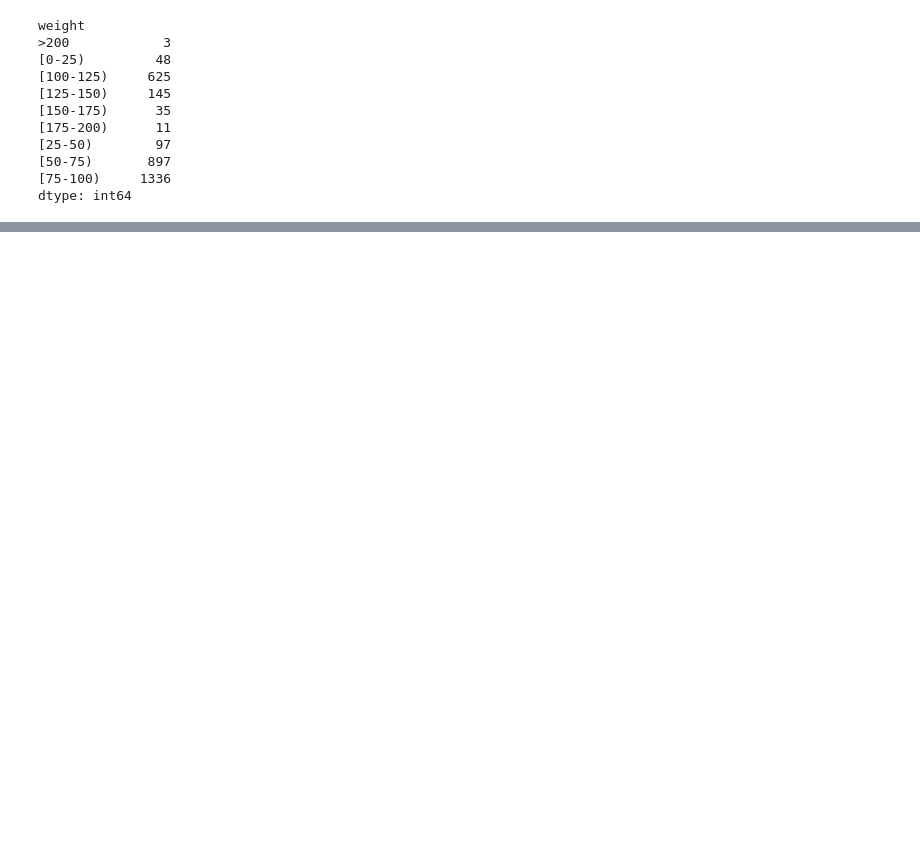
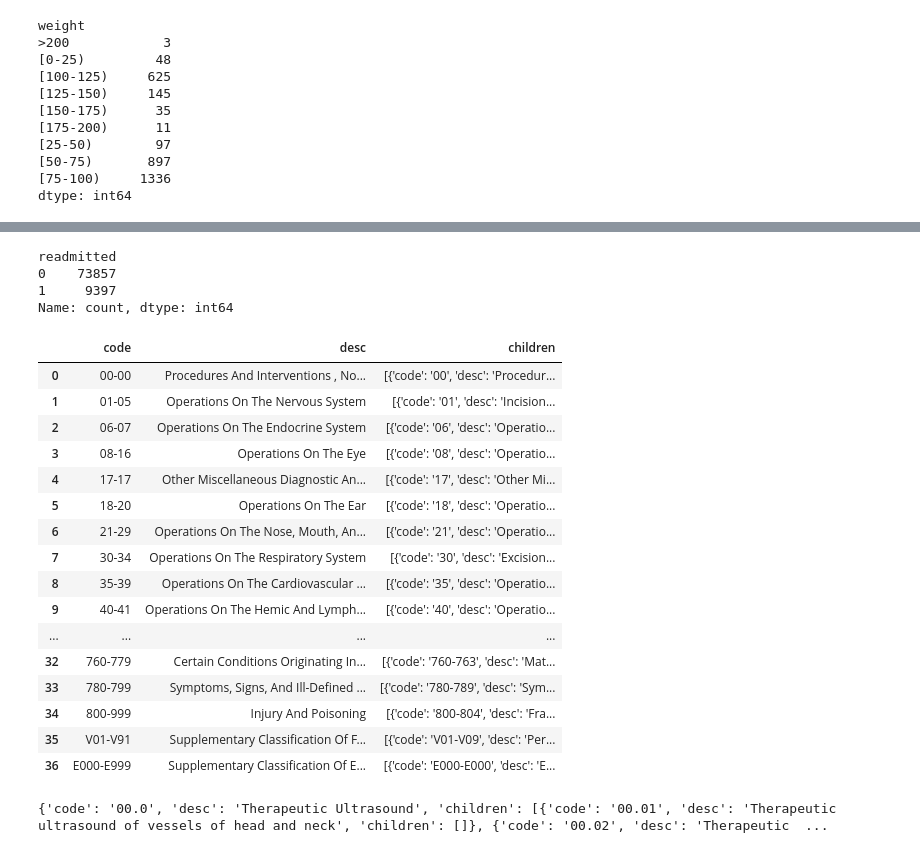
Before and after one commit to juhit101/Hospital-Readmission-Analytics, a Jupyter notebook: data.ipynb, the cells around one changed output, grey strips where cells are left out. Saved outputs shown, nothing was run; the diff lists cells and outputs as text; code cells hidden in the pictures; blank space fills up the shorter version.

Commit message:
cleaned data, added features, created icd code dataframe

```diff
--- a/data.ipynb
+++ b/data.ipynb
@@ -132,0 +190,7 @@ X.shape
+# %%
+df_updated['readmitted'].value_counts(dropna=False)
+# %% [output]
+readmitted
+0    73857
+1     9397
+Name: count, dtype: int64
@@ -132,0 +217,22 @@ X.shape
+# %%
+icd_data = pd.read_json('icd_codes.json')
+# %%
+icd_data
+# %% [output]
+|  | code | desc | children |
+| 0 | 00-00 | Procedures And Interventions , No... | [{'code': '00', 'desc': 'Procedur... |
+| 1 | 01-05 | Operations On The Nervous System | [{'code': '01', 'desc': 'Incision... |
+| 2 | 06-07 | Operations On The Endocrine System | [{'code': '06', 'desc': 'Operatio... |
+| 3 | 08-16 | Operations On The Eye | [{'code': '08', 'desc': 'Operatio... |
+| 4 | 17-17 | Other Miscellaneous Diagnostic An... | [{'code': '17', 'desc': 'Other Mi... |
+| 5 | 18-20 | Operations On The Ear | [{'code': '18', 'desc': 'Operatio... |
+| 6 | 21-29 | Operations On The Nose, Mouth, An... | [{'code': '21', 'desc': 'Operatio... |
+| 7 | 30-34 | Operations On The Respiratory System | [{'code': '30', 'desc': 'Excision... |
+| 8 | 35-39 | Operations On The Cardiovascular ... | [{'code': '35', 'desc': 'Operatio... |
+| 9 | 40-41 | Operations On The Hemic And Lymph... | [{'code': '40', 'desc': 'Operatio... |
+| ... | ... | ... | ... |
+| 32 | 760-779 | Certain Conditions Originating In... | [{'code': '760-763', 'desc': 'Mat... |
+| 33 | 780-799 | Symptoms, Signs, And Ill-Defined ... | [{'code': '780-789', 'desc': 'Sym... |
+| 34 | 800-999 | Injury And Poisoning | [{'code': '800-804', 'desc': 'Fra... |
+| 35 | V01-V91 | Supplementary Classification Of F... | [{'code': 'V01-V09', 'desc': 'Per... |
+| 36 | E000-E999 | Supplementary Classification Of E... | [{'code': 'E000-E000', 'desc': 'E... |
@@ -132,0 +244,6 @@ X.shape
+# %%
+# test line to see how data is organized
+record = icd_raw_data[0]
+print(record.get('children')[0].get('children')[0])
+# %% [output]
+{'code': '00.0', 'desc': 'Therapeutic Ultrasound', 'children': [{'code': '00.01', 'desc': 'Therapeutic ultrasound of vessels of head and neck', 'children': []}, {'code': '00.02', 'desc': 'Therapeutic  ...
```
Also changed, not shown: parts of 25 cells of this notebook, 4 other files.
